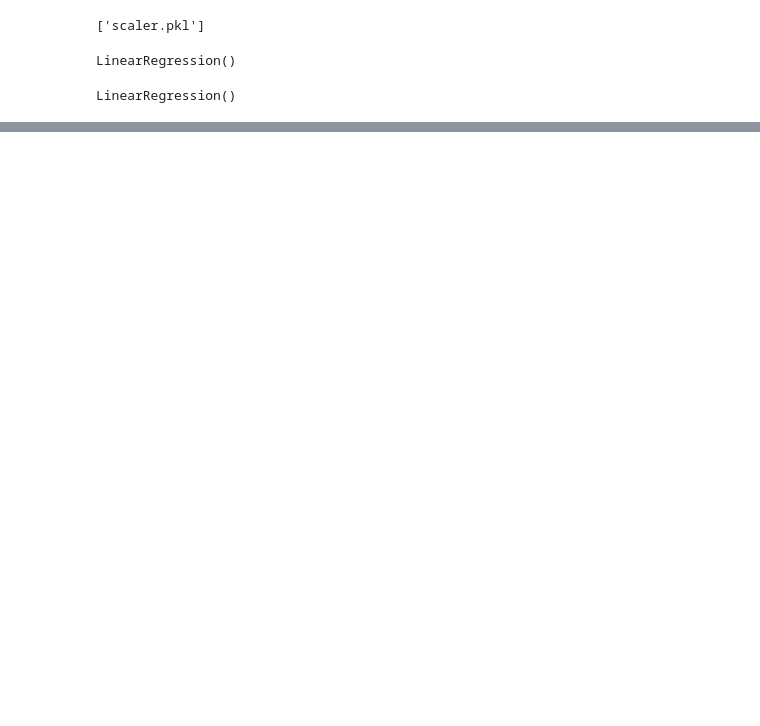
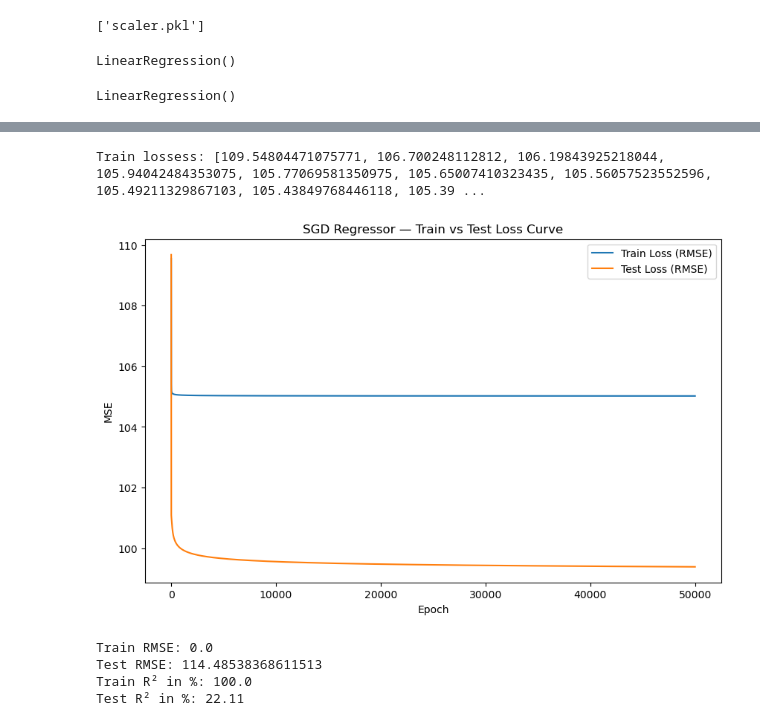
Before and after one commit to BodeMurairi2/linear_regression_model, a Jupyter notebook: summative/linear_regression/multivariate.ipynb, the cells around one changed output, grey strips where cells are left out. Saved outputs shown, nothing was run; the diff lists cells and outputs as text; code cells hidden in the pictures; blank space fills up the shorter version.

Commit message:
feat:implemented OLS, SGD, Decision Tree and Random Forest

```diff
--- a/summative/linear_regression/multivariate.ipynb
+++ b/summative/linear_regression/multivariate.ipynb
@@ -620,0 +623,39 @@ Difference:                  -17.577
+# %%
+# SGD Regression
+warnings.filterwarnings("ignore", category=UserWarning)
+nbr_turn = 50000
+learning_rate_eta=0.01
+sgd_model = SGDRegressor(
+    loss="squared_error",
+    learning_rate="invscaling",
+    eta0=learning_rate_eta,
+    random_state=42
+)
+# %%
+train_losses = []
+test_losses = []
+for epoch in range(nbr_turn):
+    sgd_model.partial_fit(X_train_scaled, Y_train)
+    train_pred = sgd_model.predict(X_train_scaled)
+    test_pred = sgd_model.predict(X_test_scaled)
+    train_losses.append(root_mean_squared_error(Y_train, train_pred))
+    test_losses.append(root_mean_squared_error(Y_test, test_pred))
+
+print(f"Train lossess:",train_losses)
+print(f"Test Losses:", test_losses)
+import numpy as np
+best_epoch = np.argmin(test_losses)
+print(f"Test loss is lowest at epoch {best_epoch + 1}, value = {test_losses[best_epoch]:.2f}")
+# %% [output]
+Train lossess: [109.54804471075771, 106.700248112812, 106.19843925218044, 105.94042484353075, 105.77069581350975, 105.65007410323435, 105.56057523552596, 105.49211329867103, 105.43849768446118, 105.39 ...
+# %%
+plt.figure(figsize=(10, 6))
+plt.plot(range(1, nbr_turn + 1), train_losses, label="Train Loss (RMSE)")
+plt.plot(range(1, nbr_turn + 1), test_losses, label="Test Loss (RMSE)")
+plt.xlabel("Epoch")
+plt.ylabel("MSE")
+plt.title("SGD Regressor — Train vs Test Loss Curve")
+plt.legend()
+plt.show()
+# %% [output]
+[figure, added]
@@ -620,0 +668,10 @@ Difference:                  -17.577
+# %%
+print("Train RMSE:", root_mean_squared_error(Y_train, Y_train_pred_dt))
+print("Test RMSE:", root_mean_squared_error(Y_test, Y_test_pred_dt))
+print("Train R² in %:", round(r2_score(Y_train, Y_train_pred_dt) * 100, 2))
+print("Test R² in %:", round(r2_score(Y_test, Y_test_pred_dt) * 100, 2))
+# %% [output]
+Train RMSE: 0.0
+Test RMSE: 114.48538368611513
+Train R² in %: 100.0
+Test R² in %: 22.11
```
Also changed, not shown: parts of 15 cells of this notebook, 5 other files.
